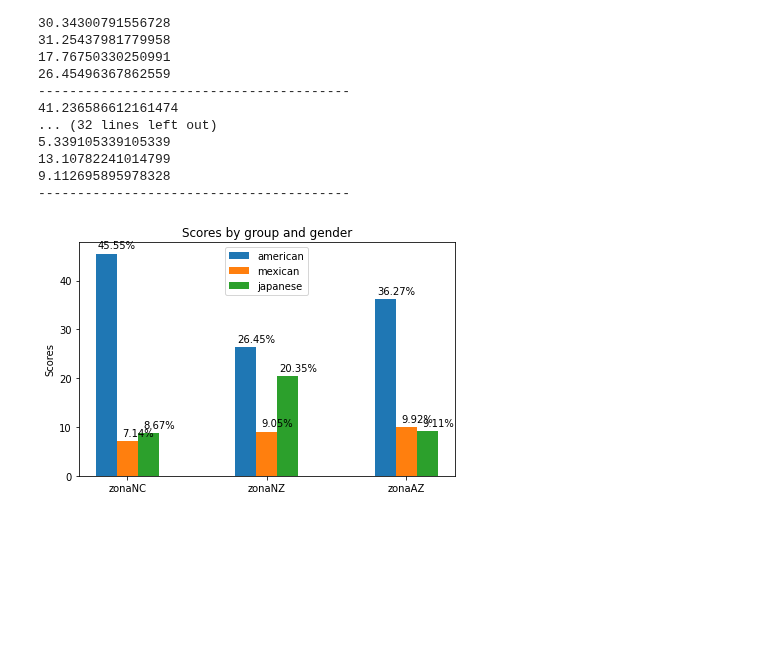
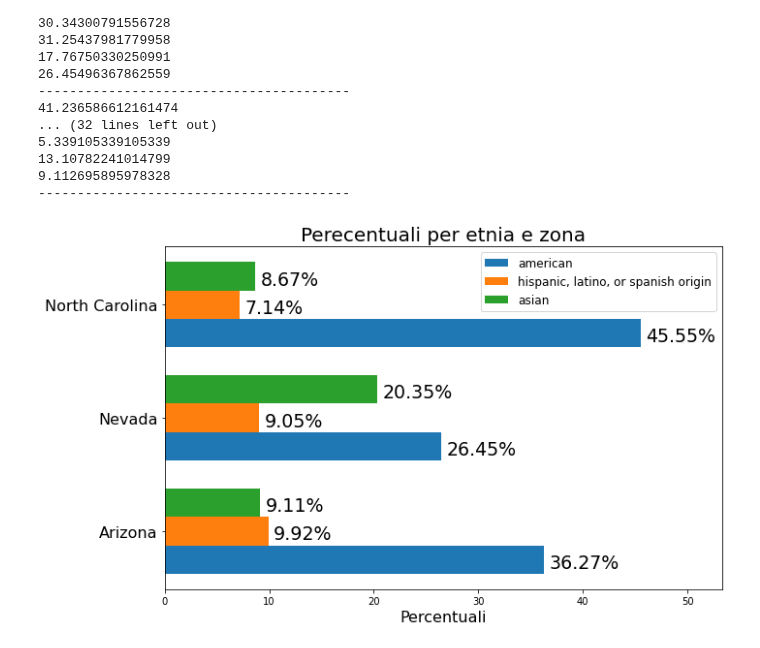
Before and after one commit to EleonoraBartolomucci/Fairness, a Jupyter notebook: Esperimenti/SusyPrimoEsperimentoOrizzontale.ipynb, the cells around one changed output. Saved outputs shown, nothing was run; the diff lists cells and outputs as text; code cells hidden in the pictures; blank space fills up the shorter version.

```diff
--- a/Esperimenti/SusyPrimoEsperimentoOrizzontale.ipynb
+++ b/Esperimenti/SusyPrimoEsperimentoOrizzontale.ipynb
@@ -210,7 +210,7 @@ AMERICANI
 19.79232256114909
 ----------------------------------------
 # %%
-labels = ['ristJapanese', 'ristMexican','ristAmerican']
+labels = ['Cucina Giapponese', 'Cucina Messicana','Cucina Americana']
 american = [americanRistoranteJapanese, americanRistoranteMexican, americanRistoranteAmerican]
 mexican = [mexicanRistoranteJapanese, mexicanRistoranteMexican, mexicanRistoranteAmerican]
 japanese = [japaneseRistoranteJapanese, japaneseRistoranteMexican, japaneseRistoranteAmerican]
@@ -218,7 +218,7 @@ japanese = [japaneseRistoranteJapanese, japaneseRistoranteMexican, japaneseRisto
 x = np.arange(len(labels))  # the label locations
 width = 0.25  # the width of the bars
 
-matplotlib.rcParams['figure.figsize'] = (10,10)
+matplotlib.rcParams['figure.figsize'] = (10,6)
 
 fig, ax = plt.subplots()
 rects1 = ax.barh(x - width, american, width, label='american')
@@ -227,7 +227,7 @@ rects3 = ax.barh(x + width, japanese, width, label='asian')
 
 # Add some text for labels, title and custom x-axis tick labels, etc.
 ax.set_xlabel('Percentuali', fontsize = 16)
-ax.set_title('Perecentuali per etnia', fontsize = 20)
+ax.set_title('Perecentuali per etnia e cucina', fontsize = 20)
 ax.set_yticks(y)
 ax.set_yticklabels(labels, fontsize = 16)
 
@@ -235,14 +235,14 @@ def autolabel(rects):
     """Attach a text label above each bar in *rects*, displaying its height."""
     for rect in rects:
         ax.text(rect.get_width() + 0.5 , rect.get_y() + 0.05, \
-            str(round((rect.get_width()), 2))+'%', fontsize=17)
+            str(round((rect.get_width()), 2))+'%', fontsize=19)
 
 autolabel(rects1)
 autolabel(rects2)
 autolabel(rects3)
 
-ax.margins(x=0.15)
-ax.legend(fontsize = 11.2, loc = 'upper right')
+ax.margins(x=0.17)
+ax.legend(fontsize = 12, loc = 'upper right')
 
 fig.tight_layout()
 
@@ -335,59 +335,42 @@ AMERICANI
 9.112695895978328
 ----------------------------------------
 # %%
-labels = ['zonaNC', 'zonaNZ','zonaAZ']
-american = [americanZonaNC, americanZonaNV, americanZonaAZ]
-mexican = [mexicanZonaNC, mexicanZonaNV, mexicanZonaAZ]
-japanese = [japaneseZonaNC, japaneseZonaNV, japaneseZonaAZ]
+labels = ['Arizona', 'Nevada','North Carolina']
+american = [americanZonaAZ, americanZonaNV, americanZonaNC]
+mexican = [mexicanZonaAZ, mexicanZonaNV, mexicanZonaNC]
+japanese = [japaneseZonaAZ, japaneseZonaNV, japaneseZonaNC]
 
 x = np.arange(len(labels))  # the label locations
-width = 0.15  # the width of the bars
+width = 0.25  # the width of the bars
+
+matplotlib.rcParams['figure.figsize'] = (10,6)
 
 fig, ax = plt.subplots()
-rects1 = ax.bar(x - width, american, width, label='american')
-rects2 = ax.bar(x, mexican, width, label='mexican')
-rects3 = ax.bar(x + width, japanese, width, label='japanese')
+rects1 = ax.barh(x - width, american, width, label='american')
+rects2 = ax.barh(x, mexican, width, label='hispanic, latino, or spanish origin')
+rects3 = ax.barh(x + width, japanese, width, label='asian')
 
 # Add some text for labels, title and custom x-axis tick labels, etc.
-ax.set_ylabel('Scores')
-ax.set_title('Scores by group and gender')
-ax.set_xticks(x)
-ax.set_xticklabels(labels)
-ax.legend(loc = 'upper center')
+ax.set_xlabel('Percentuali', fontsize = 16)
+ax.set_title('Perecentuali per etnia e zona', fontsize = 20)
+ax.set_yticks(y)
+ax.set_yticklabels(labels, fontsize = 16)
 
 def autolabel(rects):
     """Attach a text label above each bar in *rects*, displaying its height."""
     for rect in rects:
-        height = rect.get_height()
-        ax.annotate('{:.2%}'.format(height/100),
-                    xy=(rect.get_x() + rect.get_width(), height),
-                    xytext=(0, 3),  # 3 points vertical offset
-                    textcoords="offset points",
-                    ha='center', va='bottom')
+        ax.text(rect.get_width() + 0.5 , rect.get_y() + 0.05, \
+            str(round((rect.get_width()), 2))+'%', fontsize=19)
 
 autolabel(rects1)
 autolabel(rects2)
 autolabel(rects3)
 
+ax.margins(x=0.17)
+ax.legend(fontsize = 12, loc = 'upper right')
+
 fig.tight_layout()
 
 plt.show()
-
-#restaurant.plot(kind='bar',x='name',y='num_children',ax=ax)
-#restaurant.groupby('ethnicity')['user_id'].nunique().plot(kind='bar')
-
-#restaurant.assign(dummy = 1).groupby(['ethnicity','restaurant']).size().groupby(level=0).apply(lambda x: 100 * x / x.sum()).to_frame().unstack().plot(kind='bar',stacked=True,legend=True)
-#plt.bar(x1,y1)
-#plt.xlabel('etnia')
-
-# disable ticks in the x axis
-#plt.xticks([])
-
-# fix the legend or it'll include the dummy variable
-#current_handles, _ = plt.gca().get_legend_handles_labels()
-#reversed_handles = reversed(current_handles)
-#correct_labels = reversed(restaurant['restaurant'].unique())
-
-#plt.legend(reversed_handles,correct_labels)
 # %% [output]
-[figure, old version]
+[figure, new version]
```
Also changed, not shown: parts of 1 cell of this notebook.
